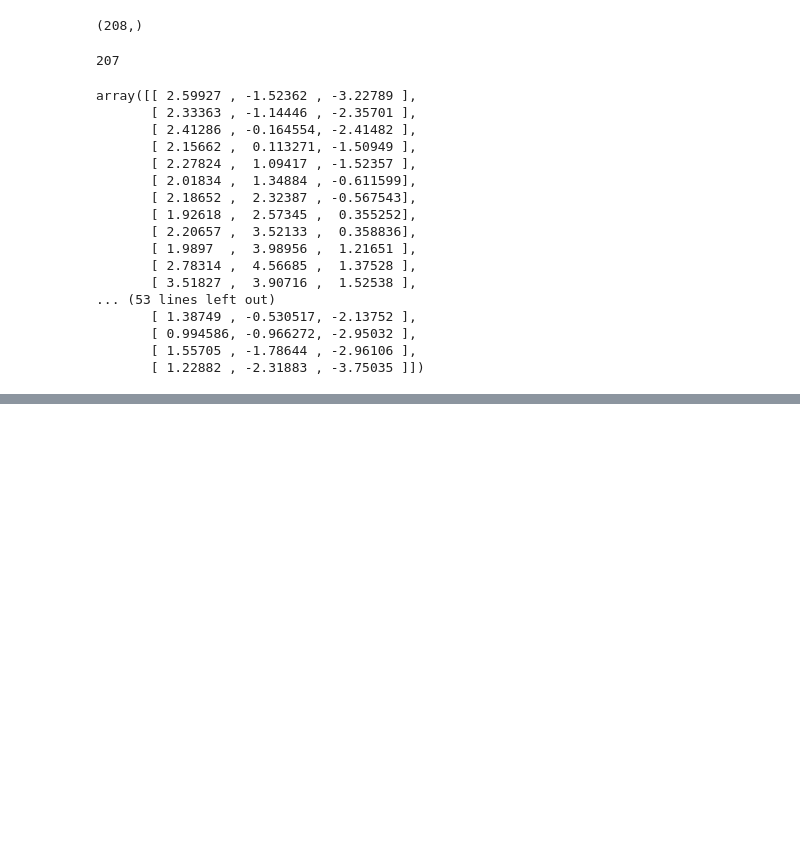
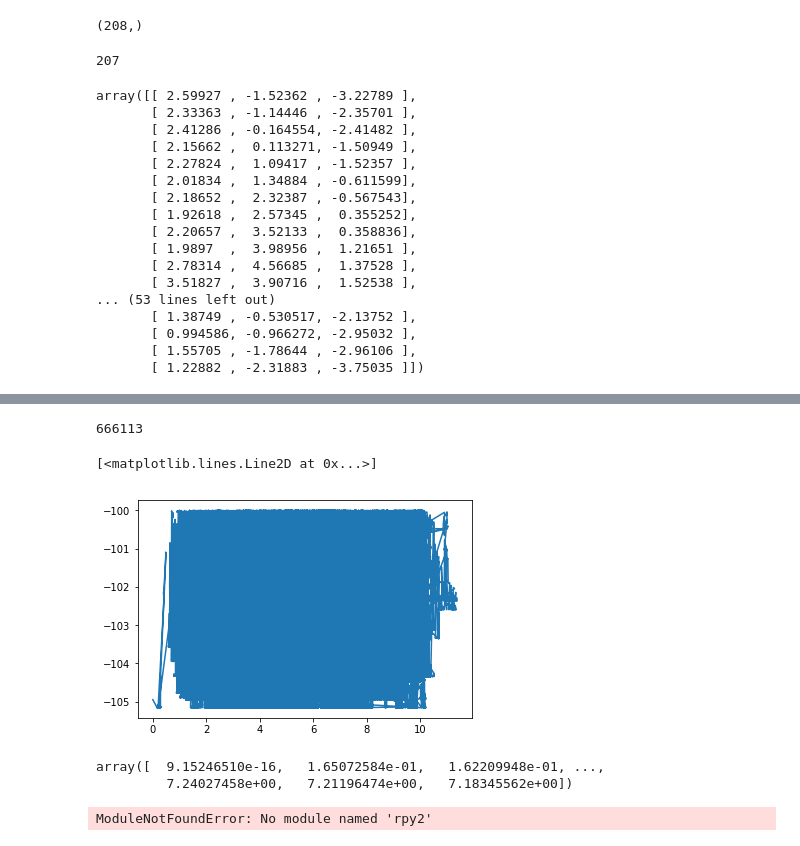
Before and after one commit to SalahEddineLahniche/GMDA2018, a Jupyter notebook: Topo.ipynb, the cells around one changed output, grey strips where cells are left out. Drawn from its saved outputs; the diff is of its cells as text; code cells hidden in the pictures; blank space fills up the shorter version.

```diff
--- a/Topo.ipynb
+++ b/Topo.ipynb
@@ -106,0 +199,2 @@ plt.scatter(y[:,0],y[:,1])
+# %%
+file1 = np.loadtxt('C:/Users/Alaa Eddine MAHI/Desktop/hybrid-TRRT-BH-BLN__energies_below_100.txt')
@@ -106,0 +225,15 @@ plt.scatter(y[:,0],y[:,1])
+# %%
+len(file)
+# %% [output]
+666113
+# %%
+x = []
+y = []
+for i in range(len(file)):
+    x.append(rmsd.kabsch_rmsd(file[0][1:].reshape(-1,3),file[i][1:].reshape(-1,3)))
+    y.append(file1[i])
+# %%
+from scipy.interpolate import interp1d
+x_array =  np.asarray(x)
+y_array = np.asarray(y)
+f = interp1d(x_array, y_array, kind='cubic')
@@ -106,0 +246,16 @@ plt.scatter(y[:,0],y[:,1])
+# %%
+plt.plot(x_array, f(x_array))
+# %% [output]
+[<matplotlib.lines.Line2D at 0x...>]
+[figure, added]
+# %%
+x_array
+# %% [output]
+array([  9.15246510e-16,   1.65072584e-01,   1.62209948e-01, ...,
+         7.24027458e+00,   7.21196474e+00,   7.18345562e+00])
+# %%
+from rpy2 import robjects as ro
+ro.conversion.py2ri = ro.numpy2ri
+ro.numpy2ri.activate()
+# %% [output]
+ModuleNotFoundError: No module named 'rpy2'
```
Also changed, not shown: parts of 17 cells of this notebook.
